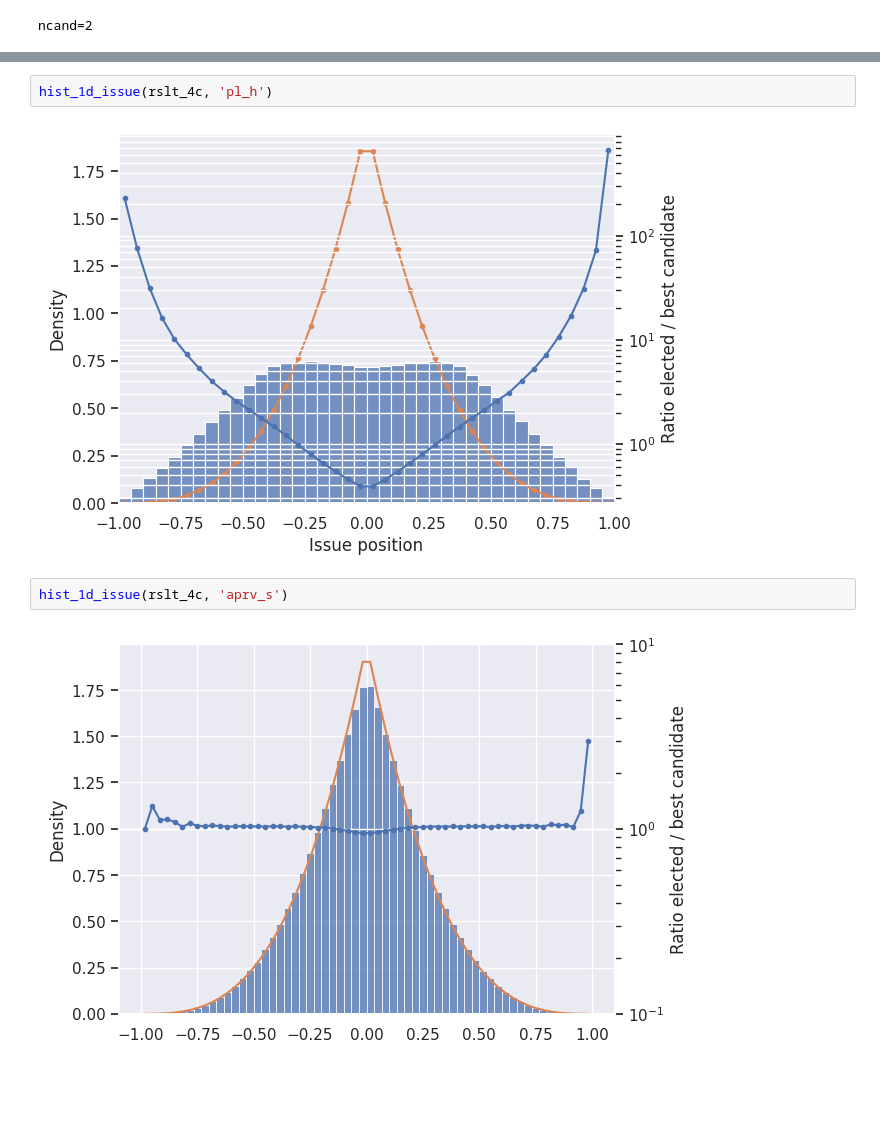
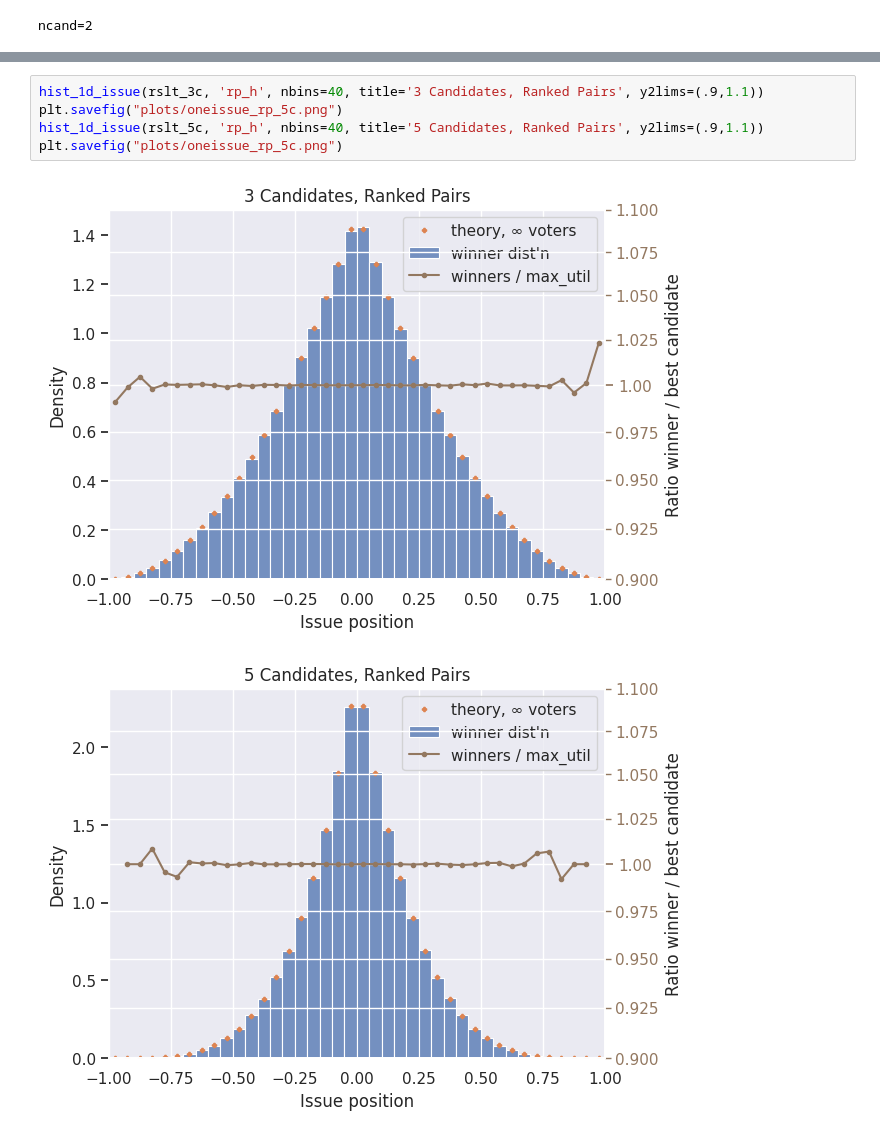
Before and after one commit to tcawlfield/vote-sim-studies, a Jupyter notebook: notebooks/center_squeeze.ipynb, the cells around one changed output, grey strips where cells are left out. Cells and saved outputs as stored; diff of their text form; blank space fills up the shorter version.

```diff
--- a/notebooks/center_squeeze.ipynb
+++ b/notebooks/center_squeeze.ipynb
@@ -253,8 +259,8 @@ hist_1d_issue(rslt_4c, 'pl_s')
-# %%
-hist_1d_issue(rslt_4c, 'pl_h')
-# %% [output]
-[figure, removed]
-# %%
-hist_1d_issue(rslt_4c, 'aprv_s')
-# %% [output]
-[figure, removed]
+# %%
+hist_1d_issue(rslt_3c, 'rp_h', nbins=40, title='3 Candidates, Ranked Pairs', y2lims=(.9,1.1))
+plt.savefig("plots/oneissue_rp_5c.png")
+hist_1d_issue(rslt_5c, 'rp_h', nbins=40, title='5 Candidates, Ranked Pairs', y2lims=(.9,1.1))
+plt.savefig("plots/oneissue_rp_5c.png")
+# %% [output]
+[figure, added]
+[figure, added]
```
Also changed, not shown: parts of 33 cells of this notebook, 46 other files.
